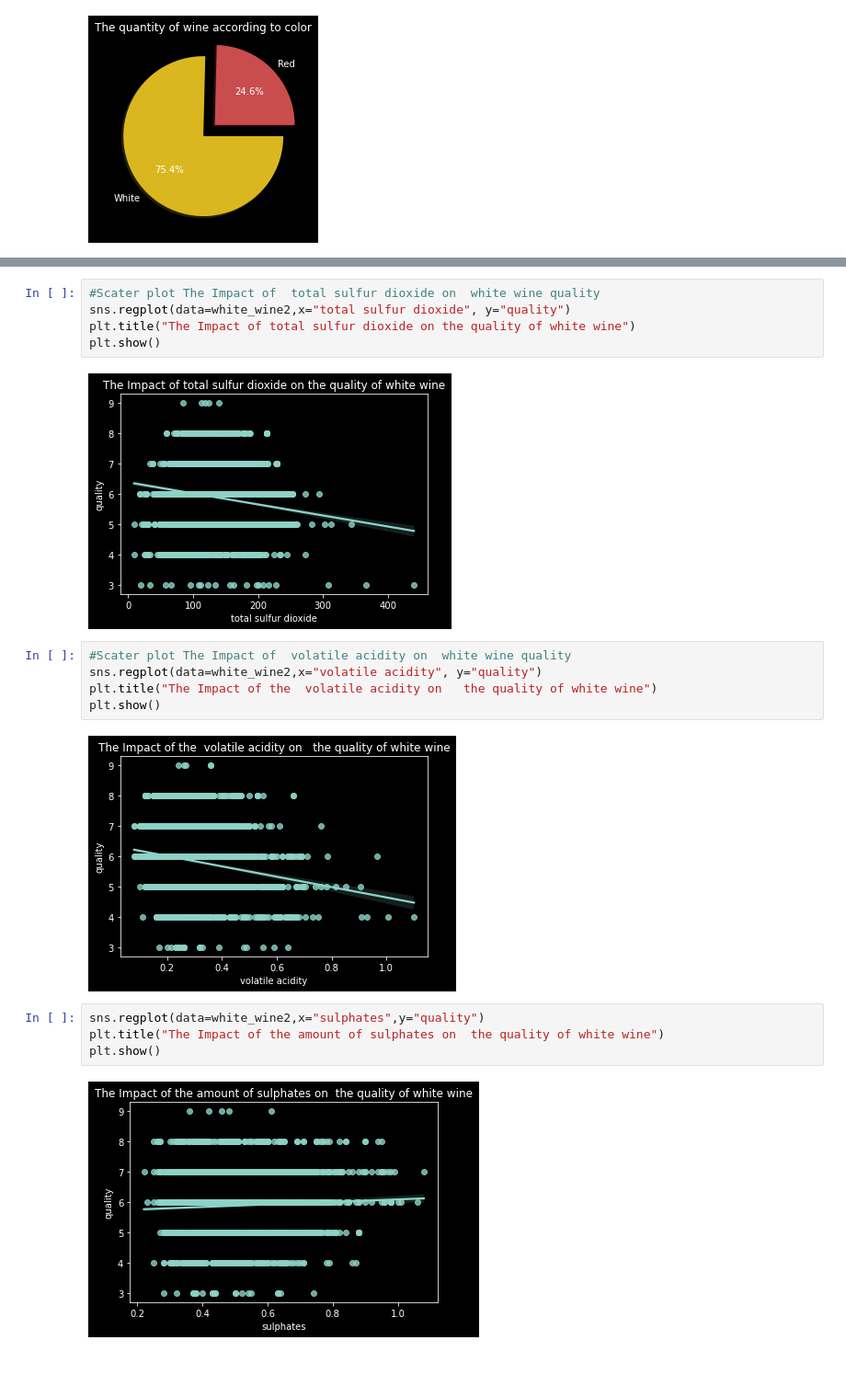
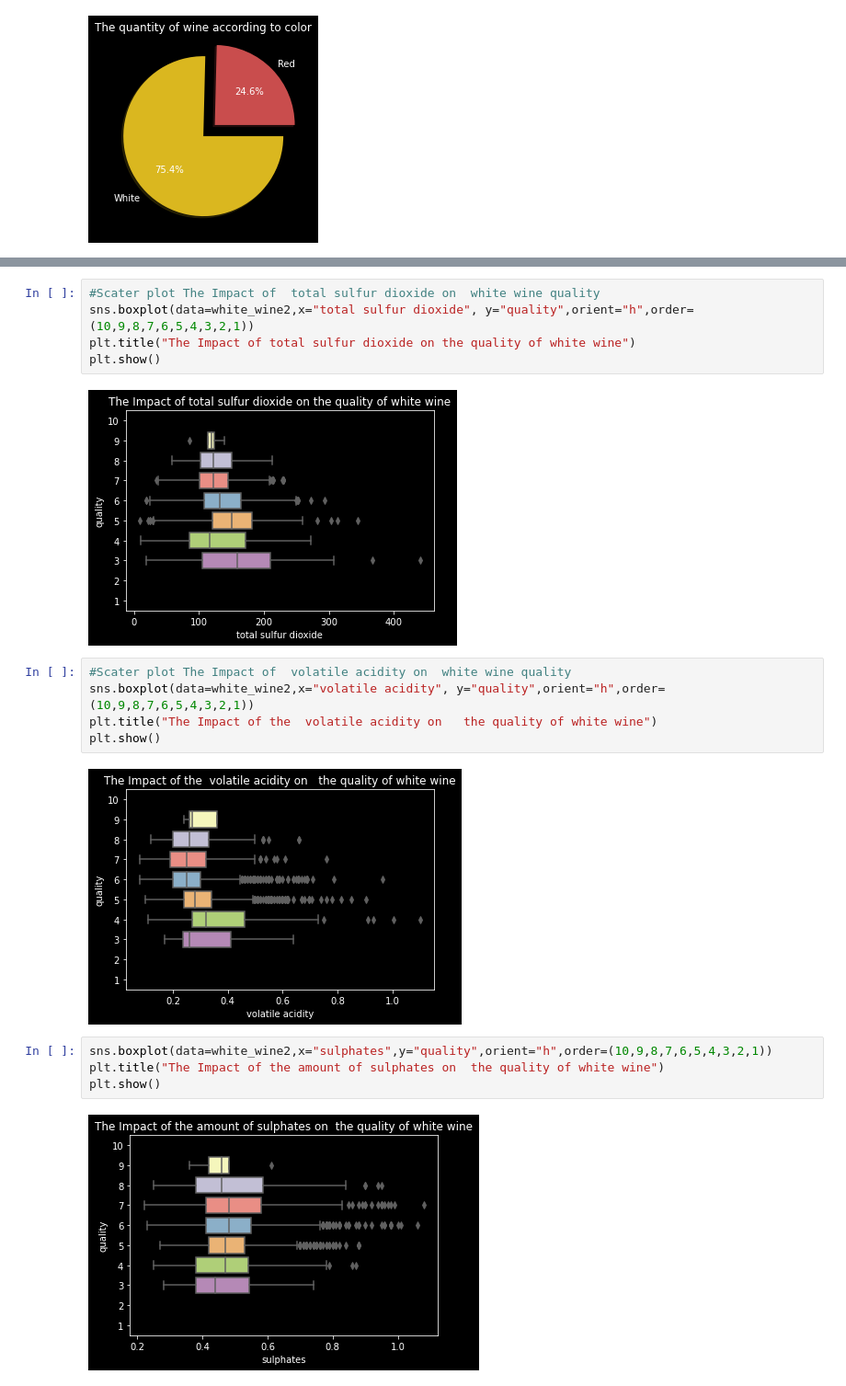
Before and after one commit to YanaOrf/BlueBerryWinery, a Jupyter notebook: BlueBerryWinery.ipynb, the cells around one changed output, grey strips where cells are left out. Shown at 92% size. Saved outputs shown, nothing was run; the diff lists cells and outputs as text.

Commit message:
boxplots have been  fixed

```diff
--- a/BlueBerryWinery.ipynb
+++ b/BlueBerryWinery.ipynb
@@ -391,20 +392,20 @@ plt.show()
 # %%
 #Scater plot The Impact of  total sulfur dioxide on  white wine quality
-sns.regplot(data=white_wine2,x="total sulfur dioxide", y="quality")
+sns.boxplot(data=white_wine2,x="total sulfur dioxide", y="quality",orient="h",order=(10,9,8,7,6,5,4,3,2,1))
 plt.title("The Impact of total sulfur dioxide on the quality of white wine")
 plt.show()
 # %% [output]
-[figure, old version]
+[figure, new version]
 # %%
 #Scater plot The Impact of  volatile acidity on  white wine quality
-sns.regplot(data=white_wine2,x="volatile acidity", y="quality")
+sns.boxplot(data=white_wine2,x="volatile acidity", y="quality",orient="h",order=(10,9,8,7,6,5,4,3,2,1))
 plt.title("The Impact of the  volatile acidity on   the quality of white wine")
 plt.show()
 # %% [output]
-[figure, old version]
+[figure, new version]
 # %%
-sns.regplot(data=white_wine2,x="sulphates",y="quality")
+sns.boxplot(data=white_wine2,x="sulphates",y="quality",orient="h",order=(10,9,8,7,6,5,4,3,2,1))
 plt.title("The Impact of the amount of sulphates on  the quality of white wine")
 plt.show()
 # %% [output]
-[figure, old version]
+[figure, new version]
```
Also changed, not shown: parts of 6 cells of this notebook.
